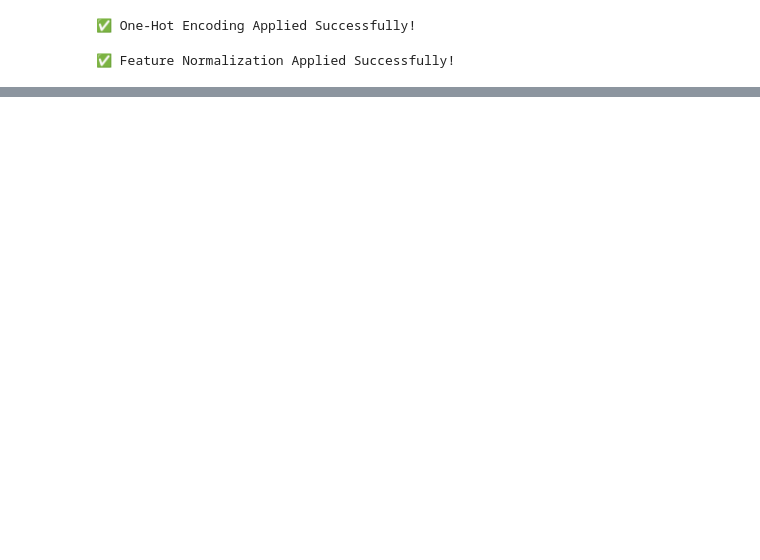
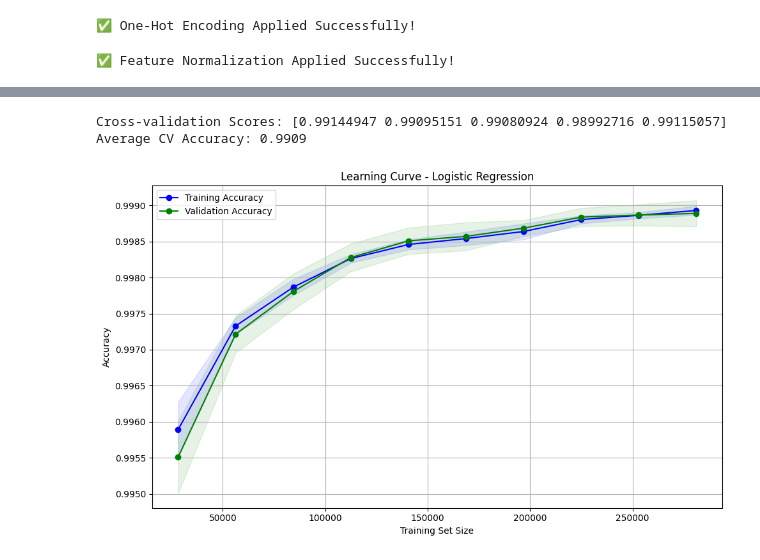
Before and after one commit to XavierRolex/Food-Classification-Model, a Jupyter notebook: Updated.ipynb, the cells around one changed output, grey strips where cells are left out. Cells and saved outputs as stored; diff of their text form; code cells hidden in the pictures; blank space fills up the shorter version.

```diff
--- a/Updated.ipynb
+++ b/Updated.ipynb
@@ -332,8 +337,10 @@ from sklearn.model_selection import train_test_split
 X = df.drop(columns=["health_score", "healthy"])  # Features
 y = df["healthy"]  # Target variable
 
-# Split into 80% training and 20% testing
-X_train, X_test, y_train, y_test = train_test_split(X, y, test_size=0.2, random_state=42)
+# Split into 80% training and 20% testing with stratification
+X_train, X_test, y_train, y_test = train_test_split(
+    X, y, test_size=0.2, random_state=42, stratify=y
+)
 
 print("Training set size:", X_train.shape)
 print("Testing set size:", X_test.shape)
@@ -477,12 +484,12 @@ from sklearn.model_selection import GridSearchCV
 from sklearn.linear_model import LogisticRegression
 from sklearn.metrics import accuracy_score, precision_score, recall_score, f1_score, classification_report
 
-# Define parameter grid
+# Define parameter grid for Logistic Regression
 param_grid_lr = {
-    'C': [0.01, 0.1, 1, 10, 100],
-    'penalty': ['l2'],
-    'solver': ['liblinear'],
-    'max_iter': [100]
+    'C': [0.01, 0.1, 1, 10, 100],  # Regularization strength
+    'penalty': ['l2'],             # Regularization type
+    'solver': ['liblinear'],       # Solver
+    'max_iter': [500]              # Maximum iterations
 }
 
 # Initialize Logistic Regression with balanced class weights
@@ -492,9 +499,9 @@ model_lr = LogisticRegression(class_weight='balanced')
 grid_search_lr = GridSearchCV(
     estimator=model_lr,
     param_grid=param_grid_lr,
-    cv=3,
+    cv=5,  # 5-fold cross-validation
     scoring='accuracy',
-    n_jobs=-1,  # Use all cores
+    n_jobs=-1,
     verbose=1
 )
 
@@ -607,0 +618,49 @@ weighted avg       1.00      1.00      1.00     87860
+# %%
+from sklearn.model_selection import cross_val_score
+
+# Logistic Regression example
+cv_scores = cross_val_score(model_lr, X_train_scaled, y_train, cv=5, scoring='accuracy')
+print(f"Cross-validation Scores: {cv_scores}")
+print(f"Average CV Accuracy: {cv_scores.mean():.4f}")
+# %% [output]
+Cross-validation Scores: [0.99144947 0.99095151 0.99080924 0.98992716 0.99115057]
+Average CV Accuracy: 0.9909
+# %%
+import matplotlib.pyplot as plt
+from sklearn.model_selection import learning_curve
+import numpy as np
+
+# Generate learning curve data
+train_sizes, train_scores, val_scores = learning_curve(
+    estimator=best_model_lr,
+    X=X_train_scaled,
+    y=y_train,
+    cv=5,
+    scoring='accuracy',
+    train_sizes=np.linspace(0.1, 1.0, 10),
+    n_jobs=-1
+)
+
+# Calculate mean and std
+train_scores_mean = train_scores.mean(axis=1)
+val_scores_mean = val_scores.mean(axis=1)
+train_scores_std = train_scores.std(axis=1)
+val_scores_std = val_scores.std(axis=1)
+
+# Plot the learning curve
+plt.figure(figsize=(10, 6))
+plt.plot(train_sizes, train_scores_mean, 'o-', color='blue', label='Training Accuracy')
+plt.plot(train_sizes, val_scores_mean, 'o-', color='green', label='Validation Accuracy')
+plt.fill_between(train_sizes, train_scores_mean - train_scores_std,
+                 train_scores_mean + train_scores_std, alpha=0.1, color='blue')
+plt.fill_between(train_sizes, val_scores_mean - val_scores_std,
+                 val_scores_mean + val_scores_std, alpha=0.1, color='green')
+plt.title('Learning Curve - Logistic Regression')
+plt.xlabel('Training Set Size')
+plt.ylabel('Accuracy')
+plt.legend(loc='best')
+plt.grid(True)
+plt.tight_layout()
+plt.show()
+# %% [output]
+[figure, added]
```
Also changed, not shown: parts of 22 cells of this notebook.
